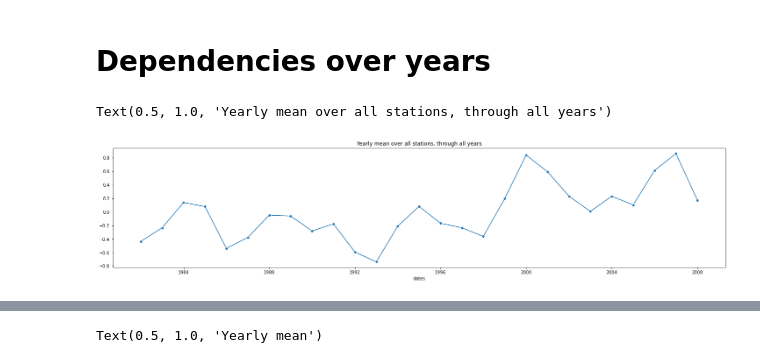
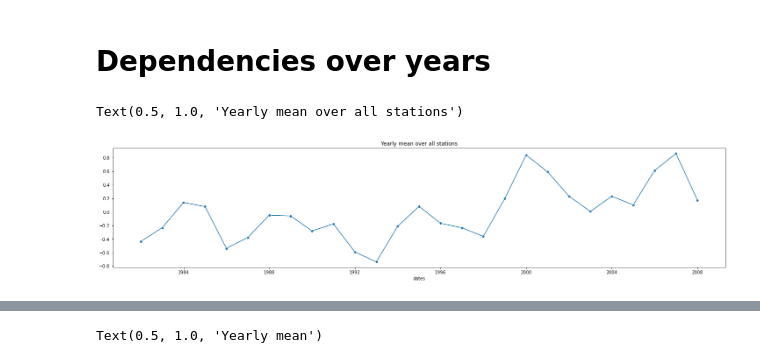
Before and after one commit to saschagaudlitz/Flash, a Jupyter notebook: visualize.ipynb, the cells around one changed output, grey strips where cells are left out. Cells and saved outputs as stored; diff of their text form; code cells hidden in the pictures.

```diff
--- a/visualize.ipynb
+++ b/visualize.ipynb
@@ -99,8 +108,8 @@ Text(0.5, 1.0, 'STD of s5, over all years')
 # %%
 fig, ax = plt.subplots(figsize=(25, 5))
 df_plot = df_all.resample('Y').mean().mean(axis=1)
 sns.lineplot(data=df_plot, ax=ax, marker='o')
-ax.set_title('Yearly mean over all stations, through all years')
+ax.set_title('Yearly mean over all stations')
 # %% [output]
-Text(0.5, 1.0, 'Yearly mean over all stations, through all years')
+Text(0.5, 1.0, 'Yearly mean over all stations')
-[figure, old version]
+[figure, new version]
```
Also changed, not shown: parts of 8 cells of this notebook, 18 other files.
